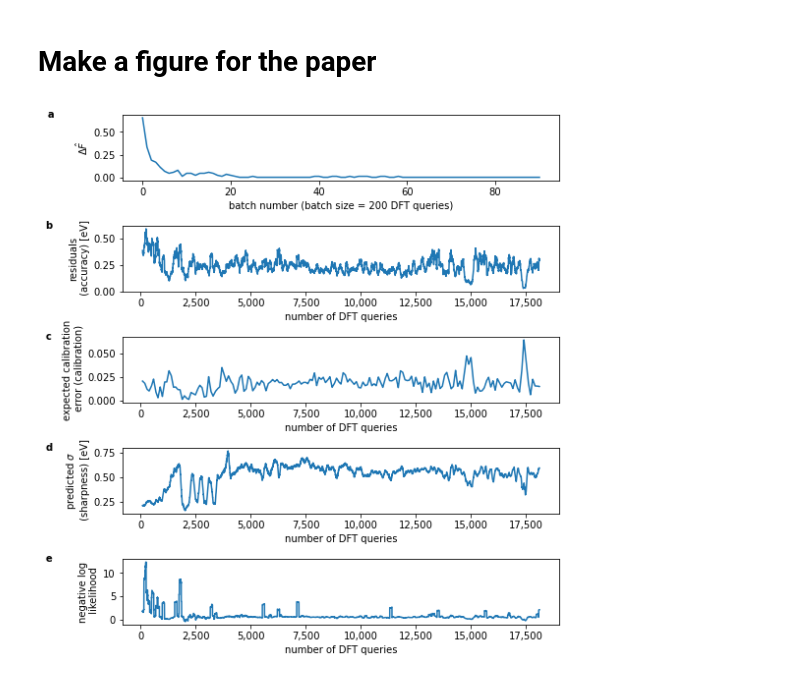
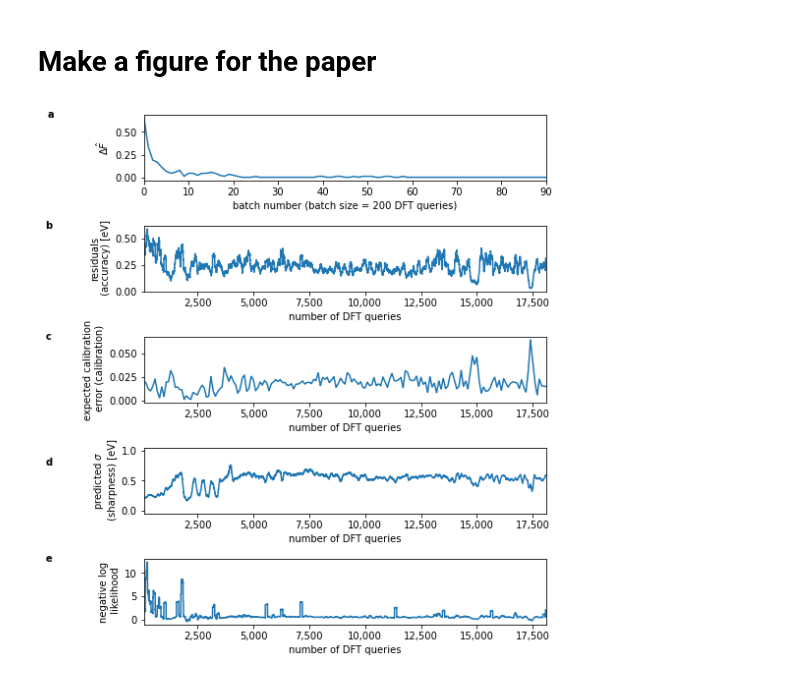
Before and after one commit to ulissigroup/catalyst-acquisitions, a Jupyter notebook: notebooks/MMS/CFGP/MMS.ipynb, the cells around one changed output. Saved outputs shown, nothing was run; the diff lists cells and outputs as text; code cells hidden in the pictures.

Commit message:
Fine tune limits of diagnostics figure

```diff
--- a/notebooks/MMS/CFGP/MMS.ipynb
+++ b/notebooks/MMS/CFGP/MMS.ipynb
@@ -186,31 +186,33 @@ fig, axes = plt.subplots(5, figsize=(7.5, 8))
 # Define the figures we want to grab for the big one
 figs = {('a', 'batch number (batch size = 200 DFT queries)', '$\Delta \hat{F}$'): ax_df.figure,
         ('b', 'number of DFT queries', 'residuals\n (accuracy) [eV]'): accuracy_fig,
         ('c', 'number of DFT queries', 'expected calibration\n error (calibration)'): calibration_fig,
         ('d', 'number of DFT queries', 'predicted $\sigma$\n (sharpness) [eV]'): uncertainty_fig,
         ('e', 'number of DFT queries', 'negative log\n likelihood'): nll_fig}
 
 # Plot each thing
 for ((letter, xlabel, ylabel), fig_og), ax in zip(figs.items(), axes):
 
     # Grab the old data
     ax_og = fig_og.gca()
     line = ax_og.lines[0]
     x, y = line.get_data()
 
     # Plot the old data
     _ = sns.lineplot(x, y, ax=ax)
     _ = ax.set_xlabel(xlabel)
     _ = ax.set_ylabel(ylabel)
 
     # Format
+    _ = ax.set_xlim((min(x), max(x)))
     _ = ax.get_xaxis().set_major_formatter(FORMATTER)
     _ = ax.text(-0.24*(max(x)-min(x)), max(y), letter,
                 font=dict(family='sans'), size=10, weight='bold')
+axes[3].set_ylim((-0.05, 1.05))
 fig.tight_layout()
 
 # Save
 plt.savefig('../../../MMS_manuscript/figures/diagnostics.pdf',
             bbox_inches='tight', transparent=True, dpi=600)
 # %% [output]
-[figure, old version]
+[figure, new version]
```
